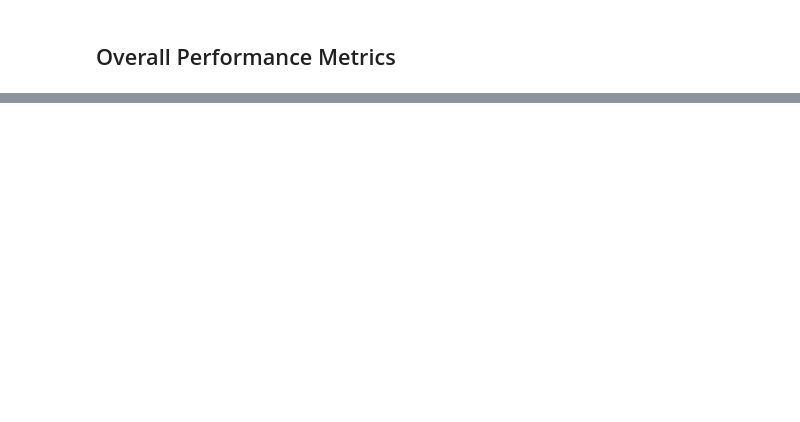
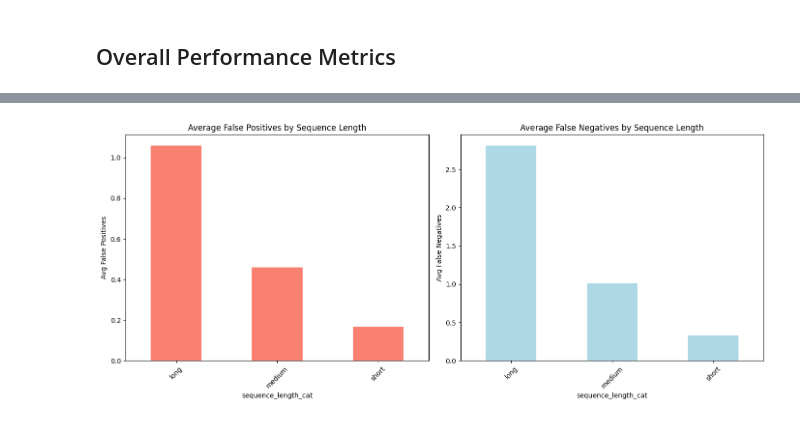
Before and after one commit to raideno/motion-segmentation, a Jupyter notebook: segmentation-results-analysis.ipynb, the cells around one changed output, grey strips where cells are left out. Drawn from its saved outputs; the diff is of its cells as text; code cells hidden in the pictures; blank space fills up the shorter version.

```diff
--- a/segmentation-results-analysis.ipynb
+++ b/segmentation-results-analysis.ipynb
@@ -1012,0 +384,89 @@ Run directory: /home/nadir/tmr-code/outputs/archives.new/start-end-segmentation_
+# %%
+print("Analyzing False Positives and False Negatives...")
+
+sequence_analysis = []
+
+for seq_idx in range(len(all_predictions)):
+    gt = all_ground_truth[seq_idx]
+    pred = all_predictions[seq_idx]
+
+    gt_segments = extract_segments(gt)
+    pred_segments = extract_segments(pred)
+
+    gt_transitions = [(start, end) for label, start, end in gt_segments if label == 1]
+    pred_transitions = [(start, end) for label, start, end in pred_segments if label == 1]
+
+    false_positives = []
+    for pred_start, pred_end in pred_transitions:
+        matched = False
+        for gt_start, gt_end in gt_transitions:
+            # Check overlap
+            intersection = max(0, min(pred_end, gt_end) - max(pred_start, gt_start))
+            union = max(pred_end, gt_end) - min(pred_start, gt_start)
+            iou = intersection / union if union > 0 else 0
+            if iou > 0.3:
+                matched = True
+                break
+        if not matched:
+            false_positives.append((pred_start, pred_end))
+
+    false_negatives = []
+    for gt_start, gt_end in gt_transitions:
+        matched = False
+        for pred_start, pred_end in pred_transitions:
+            intersection = max(0, min(pred_end, gt_end) - max(pred_start, gt_start))
+            union = max(pred_end, gt_end) - min(pred_start, gt_start)
+            iou = intersection / union if union > 0 else 0
+            if iou > 0.3:
+                matched = True
+                break
+        if not matched:
+            false_negatives.append((gt_start, gt_end))
+
+    sequence_analysis.append({
+        'sequence_idx': seq_idx,
+        'sequence_length': len(gt),
+        'sequence_length_cat': categorize_sequence_length(len(gt)),
+        'num_gt_transitions': len(gt_transitions),
+        'num_pred_transitions': len(pred_transitions),
+        'num_false_positives': len(false_positives),
+        'num_false_negatives': len(false_negatives),
+        'false_positives': false_positives,
+        'false_negatives': false_negatives
+    })
+
+seq_df = pd.DataFrame(sequence_analysis)
+
+fig, axes = plt.subplots(1, 2, figsize=(14, 6))
+
+fp_by_length = seq_df.groupby('sequence_length_cat').agg({
+    'num_false_positives': 'mean',
+    'sequence_idx': 'count'
+})
+ax1 = axes[0]
+fp_by_length['num_false_positives'].plot(kind='bar', ax=ax1, color='salmon')
+ax1.set_title('Average False Positives by Sequence Length')
+ax1.set_ylabel('Avg False Positives')
+ax1.tick_params(axis='x', rotation=45)
+
+fn_by_length = seq_df.groupby('sequence_length_cat').agg({
+    'num_false_negatives': 'mean',
+    'sequence_idx': 'count'
+})
+ax2 = axes[1]
+fn_by_length['num_false_negatives'].plot(kind='bar', ax=ax2, color='lightblue')
+ax2.set_title('Average False Negatives by Sequence Length')
+ax2.set_ylabel('Avg False Negatives')
+ax2.tick_params(axis='x', rotation=45)
+
+plt.tight_layout()
+plt.show()
+
+print(f"Total sequences analyzed: {len(seq_df)}")
+print(f"Average false positives per sequence: {seq_df['num_false_positives'].mean():.2f}")
+print(f"Average false negatives per sequence: {seq_df['num_false_negatives'].mean():.2f}")
+print(f"\nSequences with no errors: {len(seq_df[(seq_df['num_false_positives'] == 0) & (seq_df['num_false_negatives'] == 0)])}")
+print(f"Sequences with only FP: {len(seq_df[(seq_df['num_false_positives'] > 0) & (seq_df['num_false_negatives'] == 0)])}")
+print(f"Sequences with only FN: {len(seq_df[(seq_df['num_false_positives'] == 0) & (seq_df['num_false_negatives'] > 0)])}")
+print(f"Sequences with both FP and FN: {len(seq_df[(seq_df['num_false_positives'] > 0) & (seq_df['num_false_negatives'] > 0)])}")
+# %% [output]
@@ -1012,0 +474 @@ Run directory: /home/nadir/tmr-code/outputs/archives.new/start-end-segmentation_
+[figure, added]
```
Also changed, not shown: parts of 22 cells of this notebook, 13 other files.
